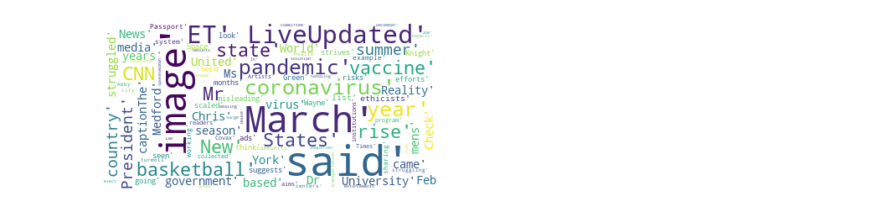
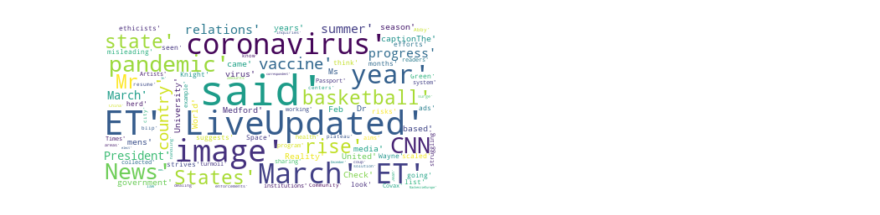
Before and after one commit to ggkhdryan/CS4650HW5, a Jupyter notebook: CS4650HW5.ipynb, the cells around one changed output. Saved outputs shown, nothing was run; the diff lists cells and outputs as text; code cells hidden in the pictures.

```diff
--- a/CS4650HW5.ipynb
+++ b/CS4650HW5.ipynb
@@ -34,16 +34,17 @@ newsapi = NewsApiClient (api_key='ab98a11433824b61a472a27c794b15df')
 articles = []
 
 for i in range(5):
-  temp = newsapi.get_everything(q='coronavirus', language='en', from_param='2021-02-22', to='2021-03-22', sort_by='relevancy', page=i+1)
+  temp = newsapi.get_everything(q='coronavirus', language='en', from_param='2021-02-23', to='2021-03-23', sort_by='relevancy', page=i+1)
   articles.append(temp)
 
 dados = []
 for i, article in enumerate(articles):
     for x in article['articles']:
         title = x['title']
+        date = x['publishedAt']
         description = x['description']
         content = x['content']
-        dados.append({'title':title, 'desc':description, 'content':content})
+        dados.append({'title':title, 'date':date, 'desc':description, 'content':content})
 
 
 df = pd.DataFrame(dados)
@@ -54,31 +55,31 @@ def get_keywords_eng(content):
   doc = nlp_eng(content)
   result = []
   pos_tag = ("VERB", "NOUN", "PROPN")
   punctuation = string.punctuation
   for token in doc:
     if (token.text in nlp_eng.Defaults.stop_words or token.text in punctuation):
       continue
     if (token.pos_ in pos_tag):
       result.append(token.text)
   return result
 
 results = []
 
 for content in df.content.values:
     results.append([('#' + x[0]) for x in Counter(get_keywords_eng(content)).most_common(5)])
 df['keywords'] = results
 
 from wordcloud import WordCloud
 import matplotlib.pyplot as plt
 
 
 df.to_excel('dataset.xlsx', index=False)
 
 text = str(results)
 wordcloud = WordCloud(max_font_size=50, max_words=100, background_color="white").generate(text)
 plt.figure()
 plt.imshow(wordcloud, interpolation="bilinear")
 plt.axis("off")
 plt.show()
 # %% [output]
-[figure, old version]
+[figure, new version]
```
Also changed, not shown: parts of 1 cell of this notebook.
